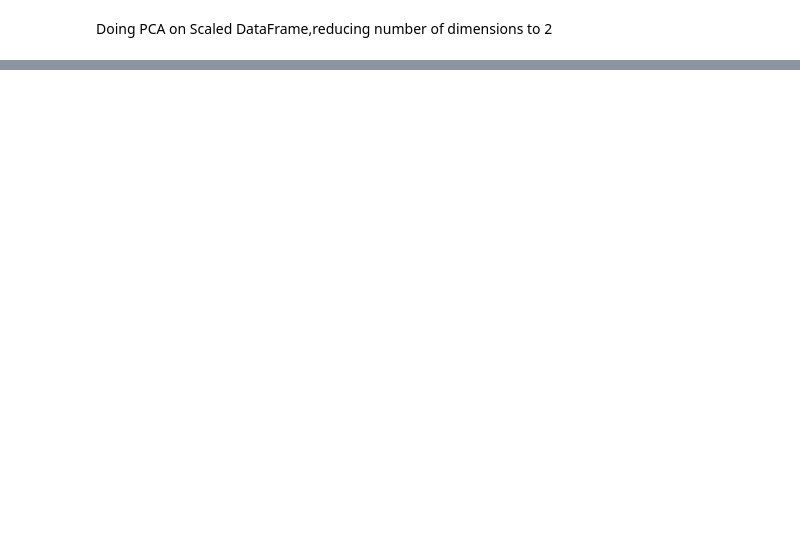
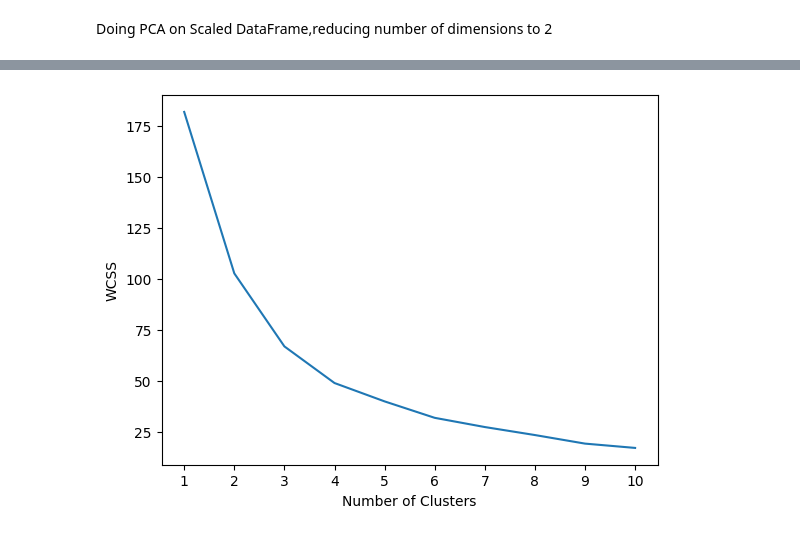
Before and after one commit to VIKRANTKOLSE/Compute-taskss-repo, a Jupyter notebook: Task_2.ipynb, the cells around one changed output, grey strips where cells are left out. Saved outputs shown, nothing was run; the diff lists cells and outputs as text; code cells hidden in the pictures; blank space fills up the shorter version.

```diff
--- a/Task_2.ipynb
+++ b/Task_2.ipynb
@@ -191,0 +203,10 @@ ax = fig.add_subplot(111, projection='3d')
+# %%
+import warnings
+warnings.filterwarnings('ignore')
+
+wcss=[]
+
+for k in range(1,11):
+    kmeans=KMeans(n_clusters=k,init='k-means++')
+    kmeans.fit(Xtrain_after_pca_2d)
+    wcss.append(kmeans.inertia_)
@@ -191,0 +226,8 @@ ax = fig.add_subplot(111, projection='3d')
+# %%
+plt.plot(range(1,11),wcss)
+plt.xticks(range(1,11))
+plt.xlabel('Number of Clusters')
+plt.ylabel('WCSS')
+plt.show()
+# %% [output]
+[figure, added]
```
Also changed, not shown: parts of 22 cells of this notebook.
